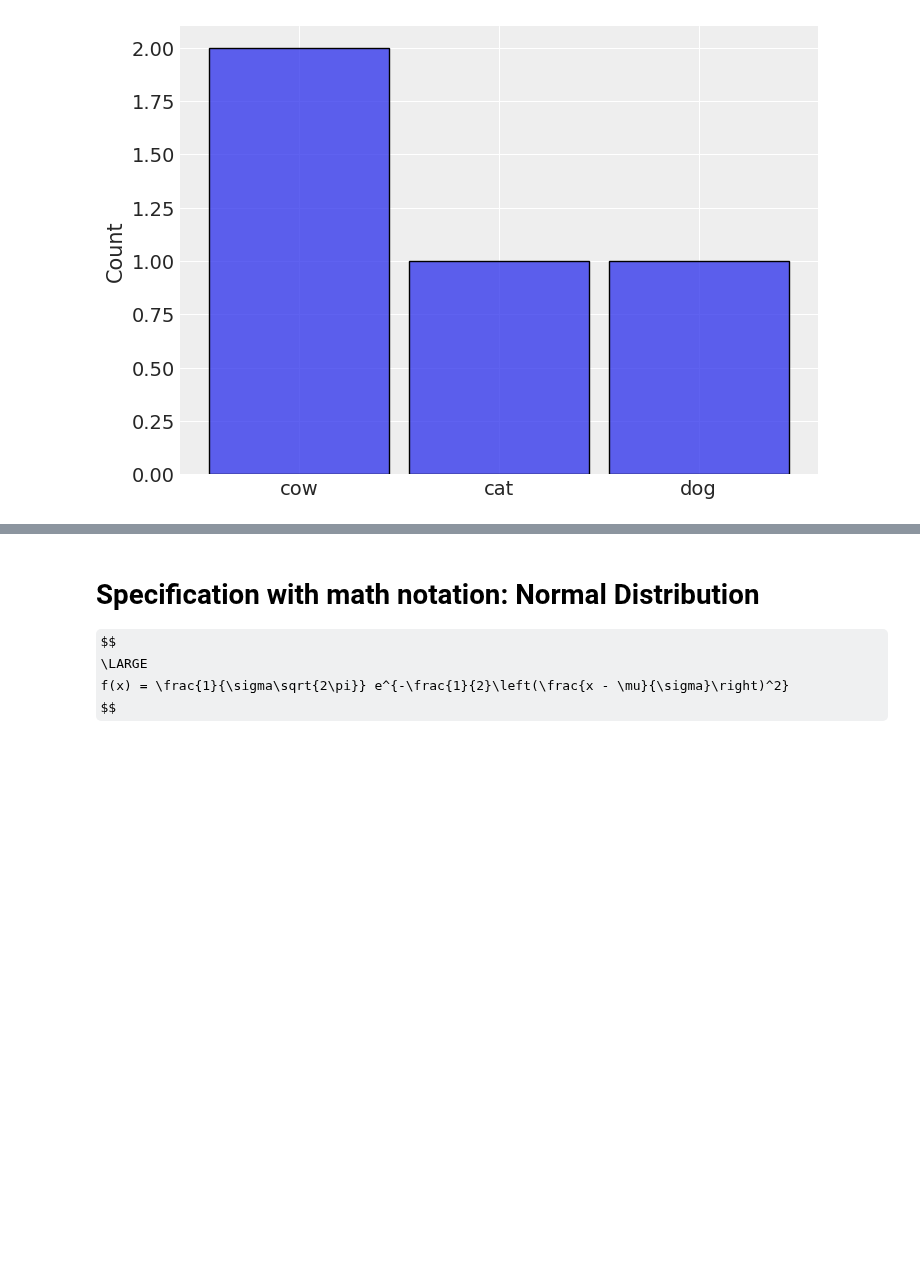
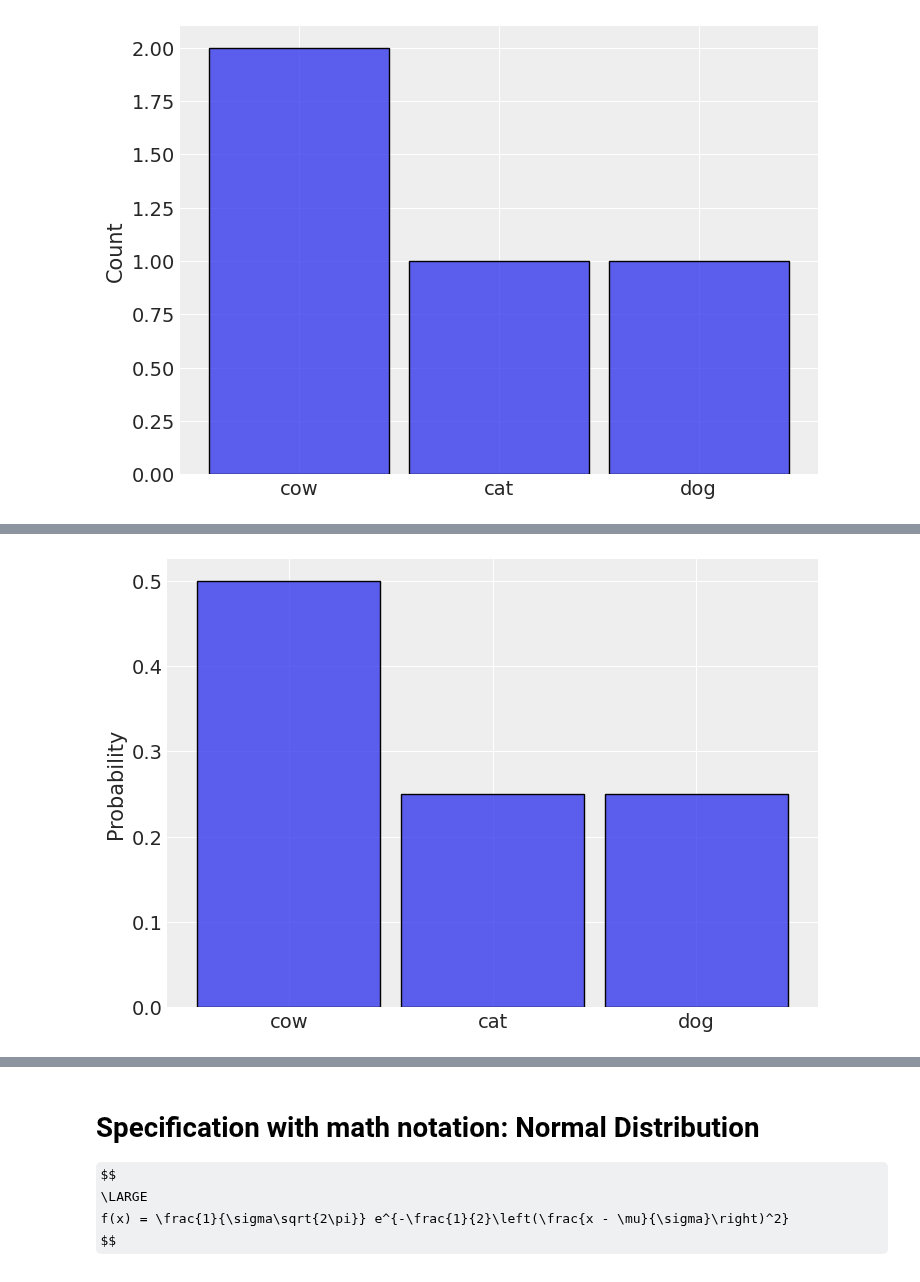
Before and after one commit to AlexAndorra/notebooks-experiments, a Jupyter notebook: lesson_2/Lesson_2.1.ipynb, the cells around one changed output, grey strips where cells are left out. Drawn from its saved outputs; the diff is of its cells as text; code cells hidden in the pictures; some formulas as TeX source; blank space fills up the shorter version.

```diff
--- a/lesson_2/Lesson_2.1.ipynb
+++ b/lesson_2/Lesson_2.1.ipynb
@@ -71,0 +38,4 @@ def hide_code_in_slideshow():
+# %%
+sns.histplot(observations, shrink=.9, stat="probability");
+# %% [output]
+[figure, added]
```
Also changed, not shown: parts of 23 cells of this notebook, 4 other files.
